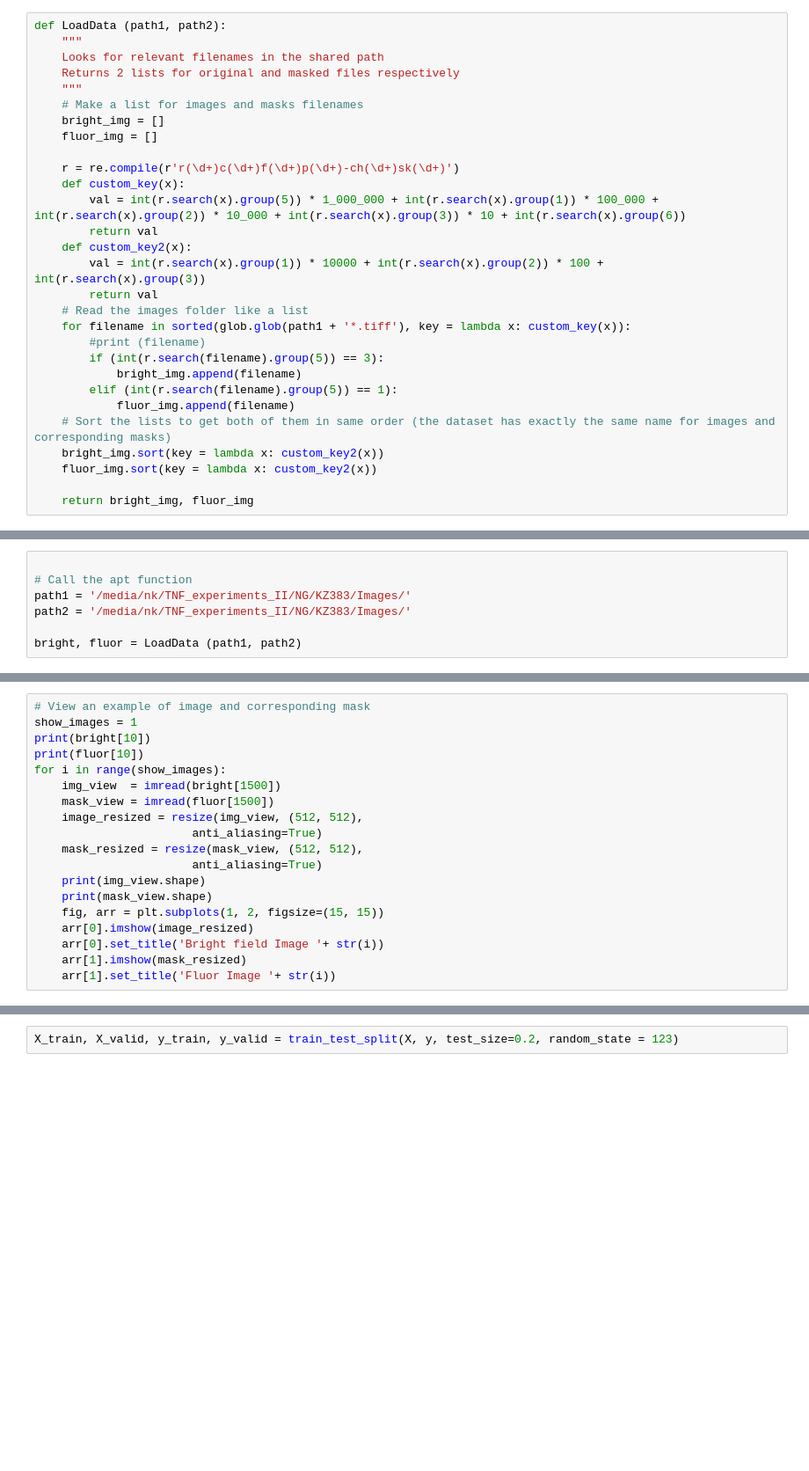
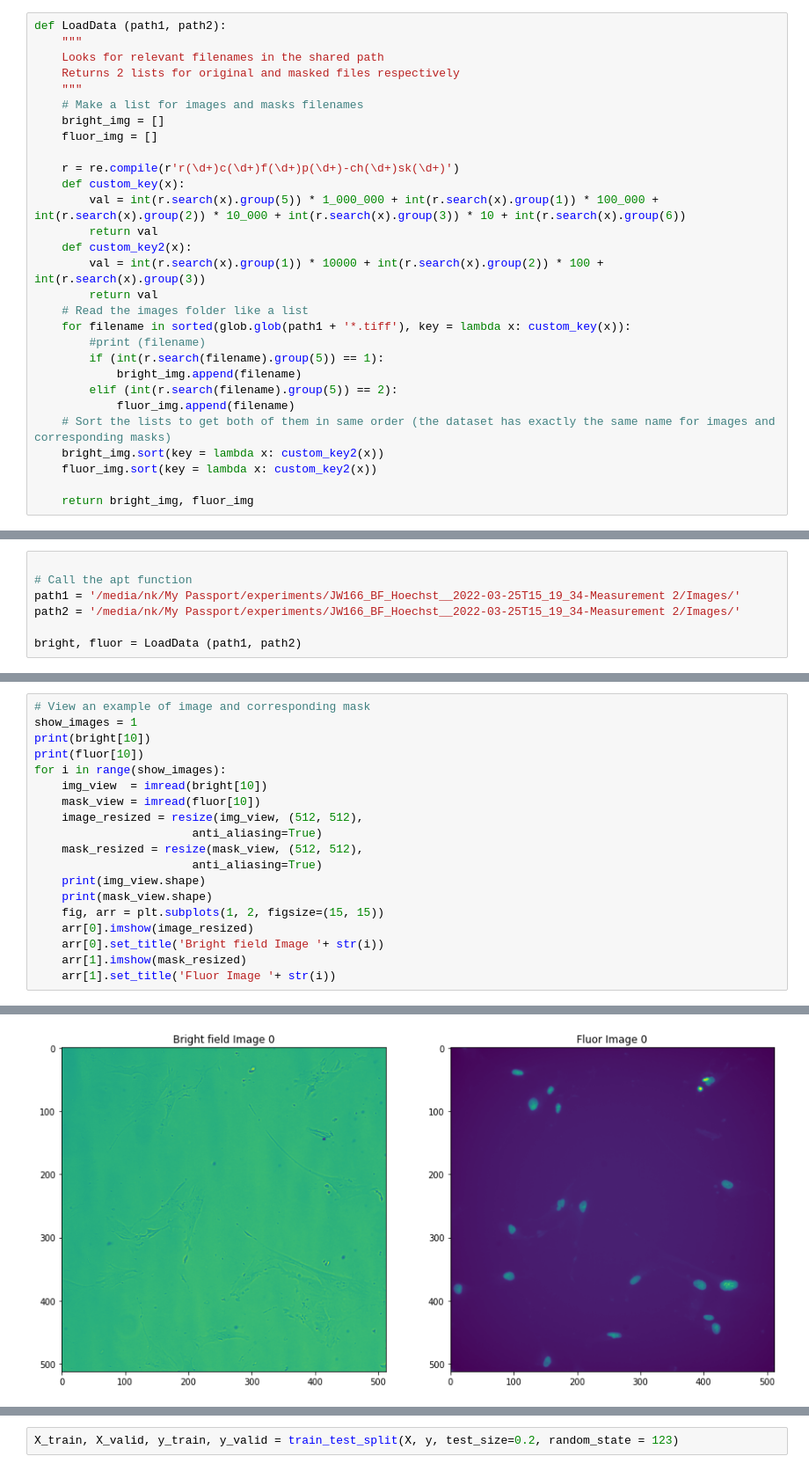
Before and after one commit to galt32/FluPerd-U-net, a Jupyter notebook: model_impl_DNA.ipynb, the cells around one changed output, grey strips where cells are left out. Shown at 88% size. Saved outputs shown, nothing was run; the diff lists cells and outputs as text; blank space fills up the shorter version.

```diff
--- a/model_impl_DNA.ipynb
+++ b/model_impl_DNA.ipynb
@@ -44,9 +44,9 @@ def LoadData (path1, path2):
     # Read the images folder like a list
     for filename in sorted(glob.glob(path1 + '*.tiff'), key = lambda x: custom_key(x)):
         #print (filename)
-        if (int(r.search(filename).group(5)) == 3):
+        if (int(r.search(filename).group(5)) == 1):
             bright_img.append(filename)
-        elif (int(r.search(filename).group(5)) == 1):
+        elif (int(r.search(filename).group(5)) == 2):
             fluor_img.append(filename)
     # Sort the lists to get both of them in same order (the dataset has exactly the same name for images and corresponding masks)
     bright_img.sort(key = lambda x: custom_key2(x))
@@ -241,8 +247,8 @@ def UNetCompiled(input_size=(512, 512, 1), n_filters=32, n_classes=2):
 # %%
 
 # Call the apt function
-path1 = '/media/nk/TNF_experiments_II/NG/KZ383/Images/'
-path2 = '/media/nk/TNF_experiments_II/NG/KZ383/Images/'
+path1 = '/media/nk/My Passport/experiments/JW166_BF_Hoechst__2022-03-25T15_19_34-Measurement 2/Images/'
+path2 = '/media/nk/My Passport/experiments/JW166_BF_Hoechst__2022-03-25T15_19_34-Measurement 2/Images/'
 
 bright, fluor = LoadData (path1, path2)
 # %%
@@ -254,8 +263,8 @@ show_images = 1
 print(bright[10])
 print(fluor[10])
 for i in range(show_images):
-    img_view  = imread(bright[1500])
-    mask_view = imread(fluor[1500])
+    img_view  = imread(bright[10])
+    mask_view = imread(fluor[10])
     image_resized = resize(img_view, (512, 512),
                        anti_aliasing=True)
     mask_resized = resize(mask_view, (512, 512),
@@ -267,3 +276,4 @@ for i in range(show_images):
     arr[0].set_title('Bright field Image '+ str(i))
     arr[1].imshow(mask_resized)
     arr[1].set_title('Fluor Image '+ str(i))
+# %% [output]
@@ -270,2 +284,3 @@ for i in range(show_images):
+[figure, added]
 # %%
 # Define the desired shape
```
Also changed, not shown: parts of 10 cells of this notebook.
